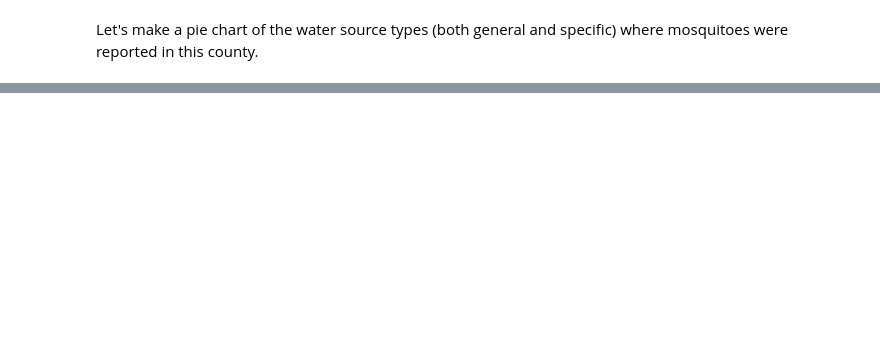
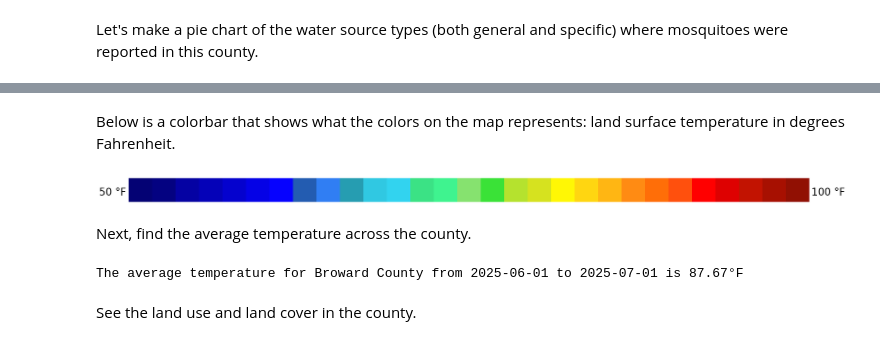
Before and after one commit to geo-di-lab/emerge-lessons, a Jupyter notebook: docs/ch4/lesson5.ipynb, the cells around one changed output, grey strips where cells are left out. Cells and saved outputs as stored; diff of their text form; code cells hidden in the pictures; blank space fills up the shorter version.

```diff
--- a/docs/ch4/lesson5.ipynb
+++ b/docs/ch4/lesson5.ipynb
@@ -84,0 +149,26 @@ plt.show()
+# %%
+lst = (
+    ee.ImageCollection('MODIS/061/MOD11A1')
+      .filterDate(start_date, end_date)
+      .select('LST_Day_1km')
+      .mean()   # Can also use median() here to get the median instead of the average
+      .clip(region)
+)
+
+colors = [
+    '040274', '040281', '0502a3', '0502b8', '0502ce', '0502e6',
+    '0602ff', '235cb1', '307ef3', '269db1', '30c8e2', '32d3ef',
+    '3be285', '3ff38f', '86e26f', '3ae237', 'b5e22e', 'd6e21f',
+    'fff705', 'ffd611', 'ffb613', 'ff8b13', 'ff6e08', 'ff500d',
+    'ff0000', 'de0101', 'c21301', 'a71001', '911003'
+]
+
+lst_vis = {
+    'min': 14157.5, # 50 *F
+    'max': 15546.4, # 100 *F
+    'palette': colors,
+}
+
+map.add_ee_layer(lst, lst_vis, "LST")
+
+display(map)
@@ -84,0 +177,24 @@ plt.show()
+# %% [markdown]
+Below is a colorbar that shows what the colors on the map represents: land surface temperature in degrees Fahrenheit.
+# %%
+plt.figure(figsize=(len(colors), 1))
+plt.imshow([ [to_rgb(f'#{c}') for c in colors] ])
+
+plt.text(-0.6, 0.1, '50 °F', va='center', ha='right', fontsize=24)
+plt.text(len(colors) - 0.4, 0.1, '100 °F', va='center', ha='left', fontsize=24)
+
+plt.axis('off')
+plt.show()
+# %% [output]
+[figure, added]
+# %% [markdown]
+Next, find the average temperature across the county.
+# %%
+mean_lst = lst.reduceRegion(reducer=ee.Reducer.mean(), geometry=region, scale=1000,
+                              maxPixels=1e12).get('LST_Day_1km').getInfo()
+
+print(f"The average temperature for {county_name} from {start_date} to {end_date} is {round(to_fahrenheit(mean_lst), 2)}°F")
+# %% [output]
+The average temperature for Broward County from 2025-06-01 to 2025-07-01 is 87.67°F
+# %% [markdown]
+See the land use and land cover in the county.
```
Also changed, not shown: parts of 32 cells of this notebook, 52 other files.
